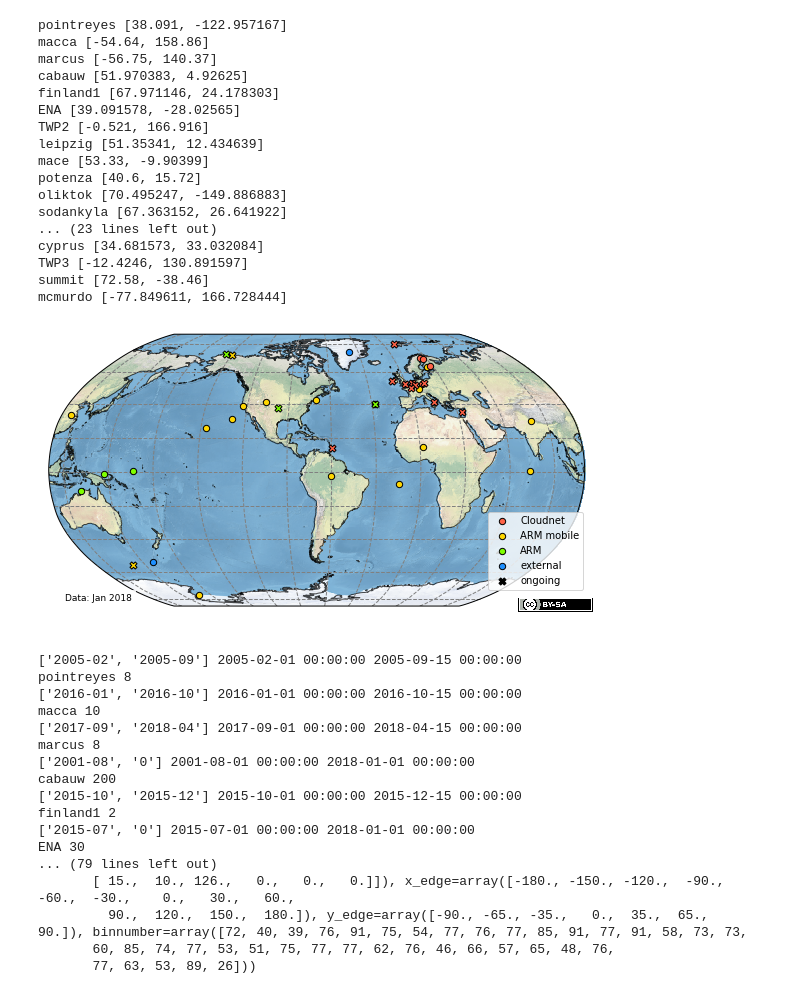
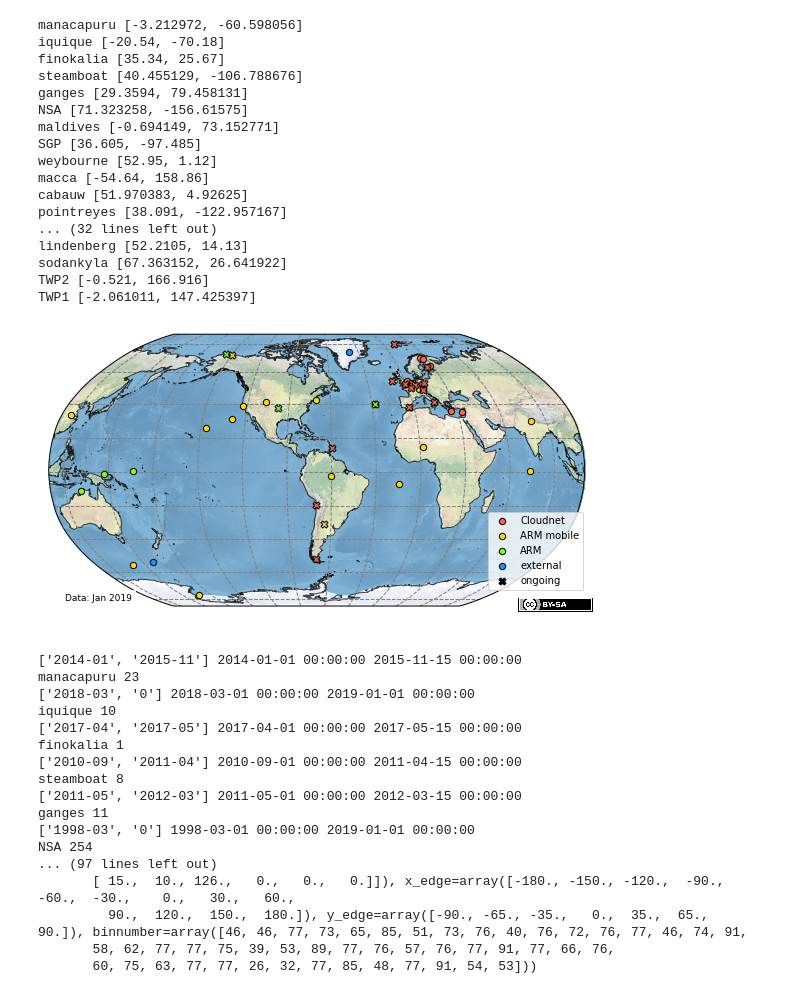
Before and after one commit to martin-rdz/global_gb_cloud_aerosol_profiling, a Jupyter notebook: overview_g-b_profiling.ipynb, the cells around one changed output. Drawn from its saved outputs; the diff is of its cells as text; code cells hidden in the pictures.

```diff
--- a/overview_g-b_profiling.ipynb
+++ b/overview_g-b_profiling.ipynb
@@ -38,7 +38,7 @@ for key, value in sites.items():
     print(key, value['coordinates'])
     if value['coordinates']:
         dt_end = True if value['duration'][1] == '0' else (
-            datetime.datetime.strptime(value['duration'][1], '%Y-%m') > datetime.datetime(2018,1,1))
+            datetime.datetime.strptime(value['duration'][1], '%Y-%m') > datetime.datetime(2019,1,1))
         if dt_end:
             m = 'X'
             s = 50
@@ -71,7 +71,7 @@ for key, value in sites.items():
 #ax.set_extent([-15, 0, 46, 60], ccrs.PlateCarree())
 ax.set_extent([-35, 45, 33, 80], ccrs.PlateCarree())
 
-ax.text(0.85, 0.02, 'Data: Jan 2018', fontsize=10,
+ax.text(0.85, 0.02, 'Data: Jan 2019', fontsize=10,
         bbox=dict(facecolor='white', alpha=0.85, edgecolor='none'),
         transform=ax.transAxes)
 im = matplotlib.image.imread('cc-botton-by-sa.png')
@@ -135,7 +135,7 @@ for key, value in sites.items():
     print(key, value['coordinates'])
     if value['coordinates']:
         dt_end = True if value['duration'][1] == '0' else (
-            datetime.datetime.strptime(value['duration'][1], '%Y-%m') > datetime.datetime(2018,1,1))
+            datetime.datetime.strptime(value['duration'][1], '%Y-%m') > datetime.datetime(2019,1,1))
         if dt_end:
             m = 'X'
             s = 50
@@ -161,55 +161,55 @@ for key, value in sites.items():
         if value['network'] == 'ARM_ext':
             ax.scatter(value['coordinates'][1], value['coordinates'][0], marker=m,
                        facecolor='dodgerblue', edgecolor='black', s=s, zorder=zo,
                        transform=ccrs.PlateCarree(), label="external"+l)
 
-ax.text(0.03, 0.02, 'Data: Jan 2018', fontsize=9,
+ax.text(0.03, 0.02, 'Data: Jan 2019', fontsize=9,
         bbox=dict(facecolor='white', alpha=0.85, edgecolor='none'),
         transform=ax.transAxes)
 im = matplotlib.image.imread('cc-botton-by-sa.png')
 newax = fig.add_axes([0.84, 0.06, 0.13, 0.2], zorder=3)
 newax.imshow(im)
 newax.axis('off')
 
 handles, labels = ax.get_legend_handles_labels()
 new_labels = [labels[labels.index('Cloudnet')], labels[labels.index('ARM mobile')], labels[labels.index('ARM')],
               labels[labels.index('external')], 'ongoing']
 i = labels.index('Cloudnet ongoing')
 handles[i] = copy.copy(handles[labels.index('Cloudnet ongoing')])
 handles[i].set_color('black')
 new_handles = [handles[labels.index('Cloudnet')], handles[labels.index('ARM mobile')], handles[labels.index('ARM')],
                handles[labels.index('external')], handles[labels.index('Cloudnet ongoing')]]
 #leg = ax.legend(new_handles, new_labels, loc=(0.74, 0.8), scatterpoints=1)
 leg = ax.legend(new_handles, new_labels, scatterpoints=1, loc=(0.82, 0.06))
 #leg.get_frame().set_alpha(0.7)
 
 plt.tight_layout()
 savepath = 'map_sites_world.png'
 plt.savefig(savepath, dpi=350)
 # %% [output]
+manacapuru [-3.212972, -60.598056]
+iquique [-20.54, -70.18]
+finokalia [35.34, 25.67]
+steamboat [40.455129, -106.788676]
+ganges [29.3594, 79.458131]
+NSA [71.323258, -156.61575]
+maldives [-0.694149, 73.152771]
+SGP [36.605, -97.485]
+weybourne [52.95, 1.12]
+macca [-54.64, 158.86]
+cabauw [51.970383, 4.92625]
 pointreyes [38.091, -122.957167]
-macca [-54.64, 158.86]
-marcus [-56.75, 140.37]
-cabauw [51.970383, 4.92625]
-finland1 [67.971146, 24.178303]
-ENA [39.091578, -28.02565]
+... (32 lines left out)
+lindenberg [52.2105, 14.13]
+sodankyla [67.363152, 26.641922]
 TWP2 [-0.521, 166.916]
-leipzig [51.35341, 12.434639]
-mace [53.33, -9.90399]
-potenza [40.6, 15.72]
-oliktok [70.495247, -149.886883]
-sodankyla [67.363152, 26.641922]
-... (23 lines left out)
-cyprus [34.681573, 33.032084]
-TWP3 [-12.4246, 130.891597]
-summit [72.58, -38.46]
-mcmurdo [-77.849611, 166.728444]
+TWP1 [-2.061011, 147.425397]
-[figure, old version]
+[figure, new version]
 # %%
 def calc_duration(site):
     begin = datetime.datetime.strptime(site['duration'][0],'%Y-%m')
     if site['duration'][1] == '0':
-        end = datetime.datetime(2018,1,1)
+        end = datetime.datetime(2019,1,1)
     else:
         end = datetime.datetime.strptime(site['duration'][1]+'-15','%Y-%m-%d')
     print(site['duration'], begin, end)
@@ -240,23 +240,23 @@ ret = scipy.stats.binned_statistic_2d(np.array(lons)-5, lats, dur_months, statis
 
 print(ret)
 # %% [output]
-['2005-02', '2005-09'] 2005-02-01 00:00:00 2005-09-15 00:00:00
-pointreyes 8
-['2016-01', '2016-10'] 2016-01-01 00:00:00 2016-10-15 00:00:00
-macca 10
-['2017-09', '2018-04'] 2017-09-01 00:00:00 2018-04-15 00:00:00
-marcus 8
-['2001-08', '0'] 2001-08-01 00:00:00 2018-01-01 00:00:00
-cabauw 200
-['2015-10', '2015-12'] 2015-10-01 00:00:00 2015-12-15 00:00:00
-finland1 2
-['2015-07', '0'] 2015-07-01 00:00:00 2018-01-01 00:00:00
-ENA 30
-... (79 lines left out)
+['2014-01', '2015-11'] 2014-01-01 00:00:00 2015-11-15 00:00:00
+manacapuru 23
+['2018-03', '0'] 2018-03-01 00:00:00 2019-01-01 00:00:00
+iquique 10
+['2017-04', '2017-05'] 2017-04-01 00:00:00 2017-05-15 00:00:00
+finokalia 1
+['2010-09', '2011-04'] 2010-09-01 00:00:00 2011-04-15 00:00:00
+steamboat 8
+['2011-05', '2012-03'] 2011-05-01 00:00:00 2012-03-15 00:00:00
+ganges 11
+['1998-03', '0'] 1998-03-01 00:00:00 2019-01-01 00:00:00
+NSA 254
+... (97 lines left out)
        [ 15.,  10., 126.,   0.,   0.,   0.]]), x_edge=array([-180., -150., -120.,  -90.,  -60.,  -30.,    0.,   30.,   60.,
-         90.,  120.,  150.,  180.]), y_edge=array([-90., -65., -35.,   0.,  35.,  65.,  90.]), binnumber=array([72, 40, 39, 76, 91, 75, 54, 77, 76, 77, 85, 91, 77, 91, 58, 73, 73,
-       60, 85, 74, 77, 53, 51, 75, 77, 77, 62, 76, 46, 66, 57, 65, 48, 76,
-       77, 63, 53, 89, 26]))
+         90.,  120.,  150.,  180.]), y_edge=array([-90., -65., -35.,   0.,  35.,  65.,  90.]), binnumber=array([46, 46, 77, 73, 65, 85, 51, 73, 76, 40, 76, 72, 76, 77, 46, 74, 91,
+       58, 62, 77, 77, 75, 39, 53, 89, 77, 76, 57, 76, 77, 91, 77, 66, 76,
+       60, 75, 63, 77, 77, 26, 32, 77, 85, 48, 77, 91, 54, 53]))
 # %%
 import matplotlib.patheffects as path_effects
 
```
Also changed, not shown: parts of 6 cells of this notebook, 6 other files.
